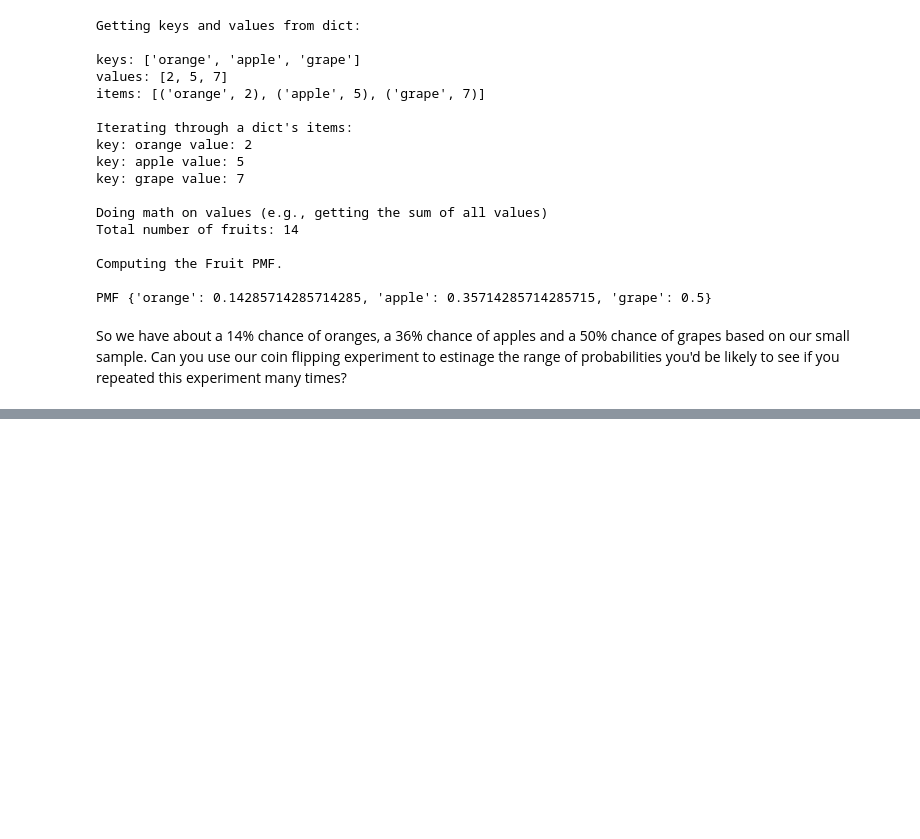
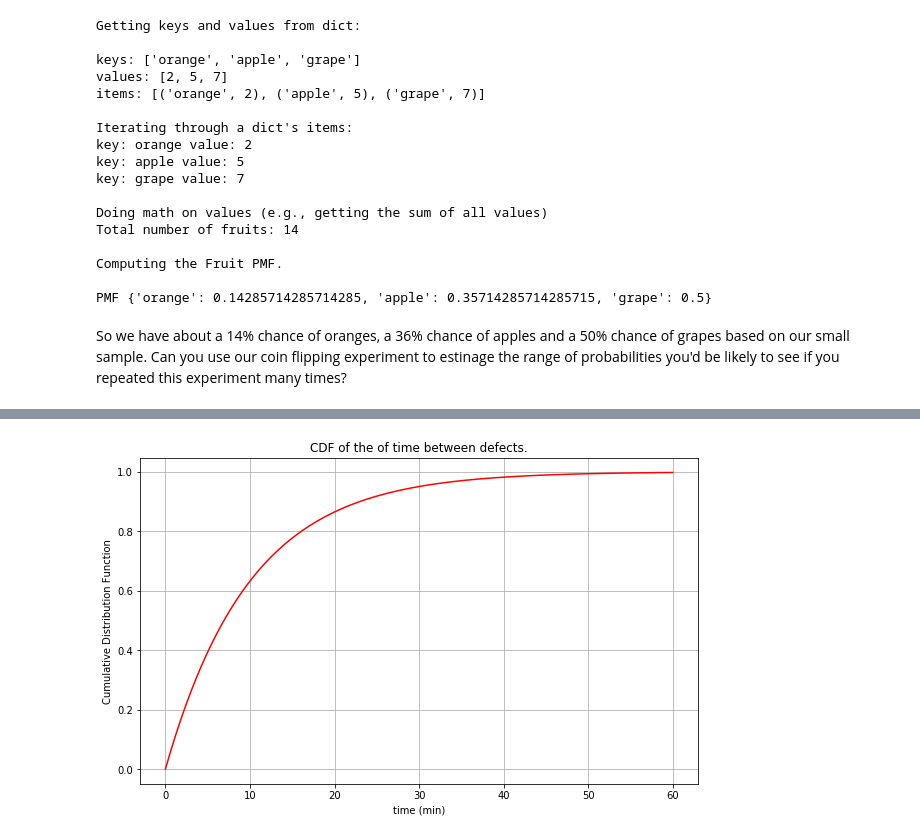
Before and after one commit to sspickle/instrumentation-projects, a Jupyter notebook: proj2/Stats2.ipynb, the cells around one changed output, grey strips where cells are left out. Cells and saved outputs as stored; diff of their text form; code cells hidden in the pictures; blank space fills up the shorter version.

```diff
--- a/proj2/Stats2.ipynb
+++ b/proj2/Stats2.ipynb
@@ -136,0 +223,12 @@ A PDF is similar to a PMF execept that the variable in question is continuous ra
+# %%
+ax=pl.figure(figsize=(10,6))
+t=np.linspace(0,60,100)        # make 100 times between 0 and 30 minutes
+CDF=1-np.exp(-t/Tau)           # this is the corresponding CDF
+
+pl.plot(t,CDF,'r-')
+pl.xlabel('time (min)')
+pl.ylabel(r'Cumulative Distribution Function')
+pl.title("CDF of the of time between defects.")
+pl.grid()
+# %% [output]
+[figure, added]
```
Also changed, not shown: parts of 11 cells of this notebook, 1 other file.
